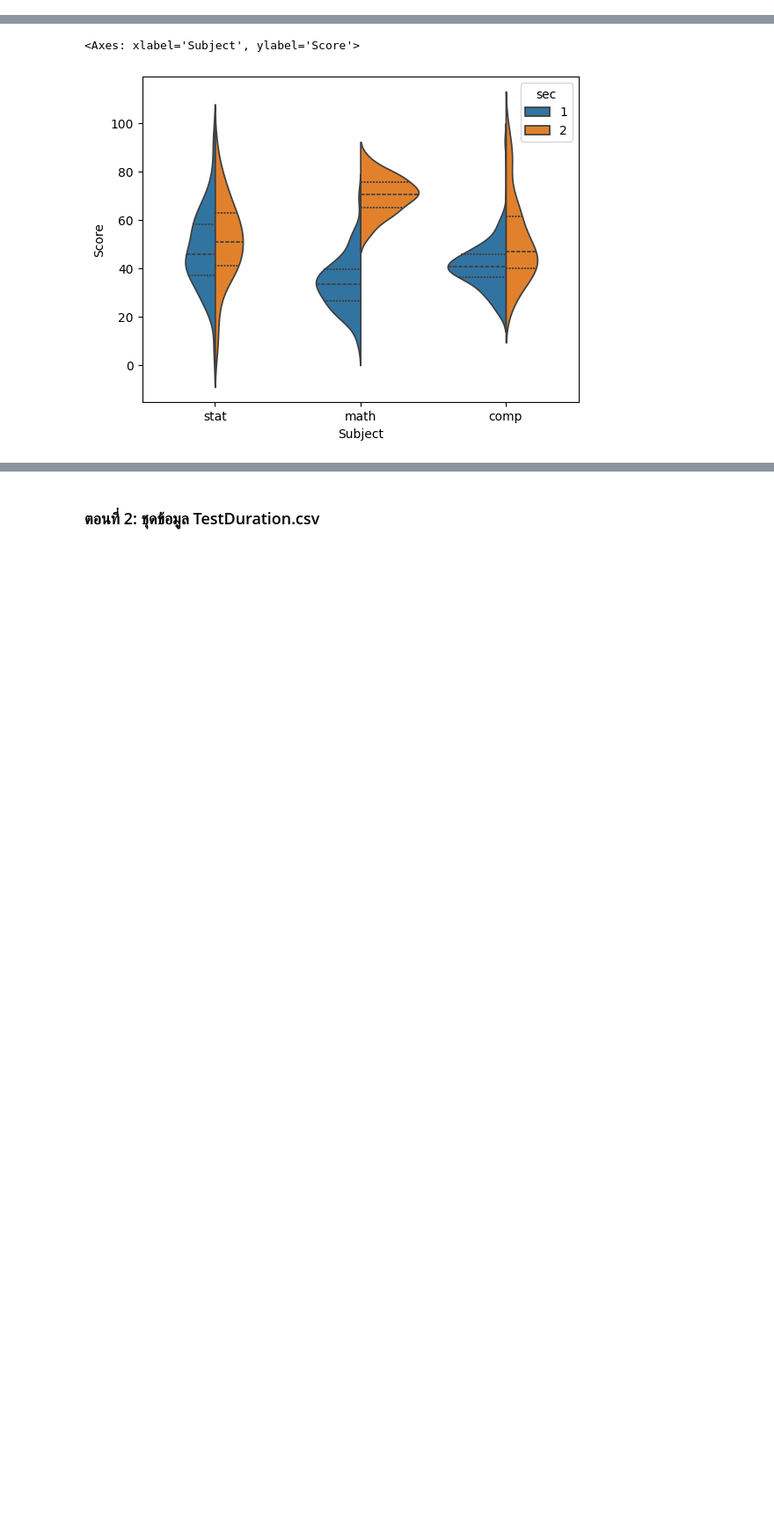
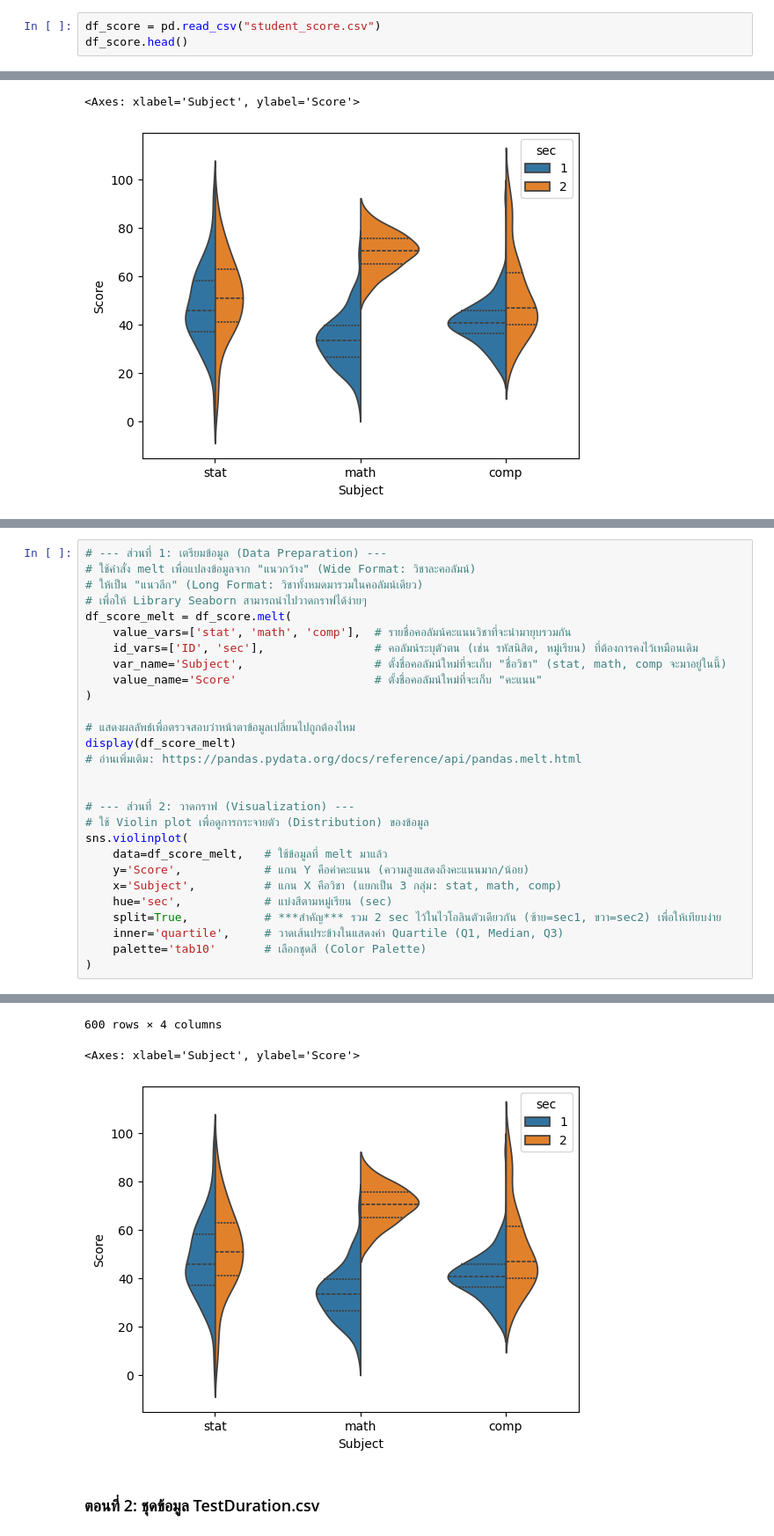
Before and after one commit to amornpan/pstat, a Jupyter notebook: 2025-12-27/เฉลยแบบฝึกหัด3.ipynb, the cells around one changed output, grey strips where cells are left out. Shown at 88% size. Cells and saved outputs as stored; diff of their text form; blank space fills up the shorter version.

```diff
--- a/2025-12-27/เฉลยแบบฝึกหัด3.ipynb
+++ b/2025-12-27/เฉลยแบบฝึกหัด3.ipynb
@@ -20,3 +20,6 @@ df_score.head()
 | 2 | ID-3 | 38.24 | 42.57 | 36.44 | 1 |
 | 3 | ID-4 | 40.64 | 16.69 | 43.22 | 1 |
 | 4 | ID-5 | 51.72 | 43.76 | 45.19 | 1 |
+# %%
+df_score = pd.read_csv("student_score.csv")
+df_score.head()
@@ -94,0 +114,29 @@ sns.violinplot(data=df_score_melt,
+# %%
+# --- ส่วนที่ 1: เตรียมข้อมูล (Data Preparation) ---
+# ใช้คำสั่ง melt เพื่อแปลงข้อมูลจาก "แนวกว้าง" (Wide Format: วิชาละคอลัมน์)
+# ให้เป็น "แนวลึก" (Long Format: วิชาทั้งหมดมารวมในคอลัมน์เดียว)
+# เพื่อให้ Library Seaborn สามารถนำไปวาดกราฟได้ง่ายๆ
+df_score_melt = df_score.melt(
+    value_vars=['stat', 'math', 'comp'],  # รายชื่อคอลัมน์คะแนนวิชาที่จะนำมายุบรวมกัน
+    id_vars=['ID', 'sec'],                # คอลัมน์ระบุตัวตน (เช่น รหัสนิสิต, หมู่เรียน) ที่ต้องการคงไว้เหมือนเดิม
+    var_name='Subject',                   # ตั้งชื่อคอลัมน์ใหม่ที่จะเก็บ "ชื่อวิชา" (stat, math, comp จะมาอยู่ในนี้)
+    value_name='Score'                    # ตั้งชื่อคอลัมน์ใหม่ที่จะเก็บ "คะแนน"
+)
+
+# แสดงผลลัพธ์เพื่อตรวจสอบว่าหน้าตาข้อมูลเปลี่ยนไปถูกต้องไหม
+display(df_score_melt)
+# อ่านเพิ่มเติม: https://pandas.pydata.org/docs/reference/api/pandas.melt.html
+
+
+# --- ส่วนที่ 2: วาดกราฟ (Visualization) ---
+# ใช้ Violin plot เพื่อดูการกระจายตัว (Distribution) ของข้อมูล
+sns.violinplot(
+    data=df_score_melt,   # ใช้ข้อมูลที่ melt มาแล้ว
+    y='Score',            # แกน Y คือค่าคะแนน (ความสูงแสดงถึงคะแนนมาก/น้อย)
+    x='Subject',          # แกน X คือวิชา (แยกเป็น 3 กลุ่ม: stat, math, comp)
+    hue='sec',            # แบ่งสีตามหมู่เรียน (sec)
+    split=True,           # ***สำคัญ*** รวม 2 sec ไว้ในไวโอลินตัวเดียวกัน (ซ้าย=sec1, ขวา=sec2) เพื่อให้เทียบง่าย
+    inner='quartile',     # วาดเส้นประข้างในแสดงค่า Quartile (Q1, Median, Q3)
+    palette='tab10'       # เลือกชุดสี (Color Palette)
+)
+# %% [output]
@@ -95,3 +155,6 @@ sns.violinplot(data=df_score_melt,
+600 rows × 4 columns
+<Axes: xlabel='Subject', ylabel='Score'>
+[figure, added]
 # %% [markdown]
 ####
 ### ตอนที่ 2: ชุดข้อมูล TestDuration.csv
```
Also changed, not shown: parts of 11 cells of this notebook, 11 other files.
